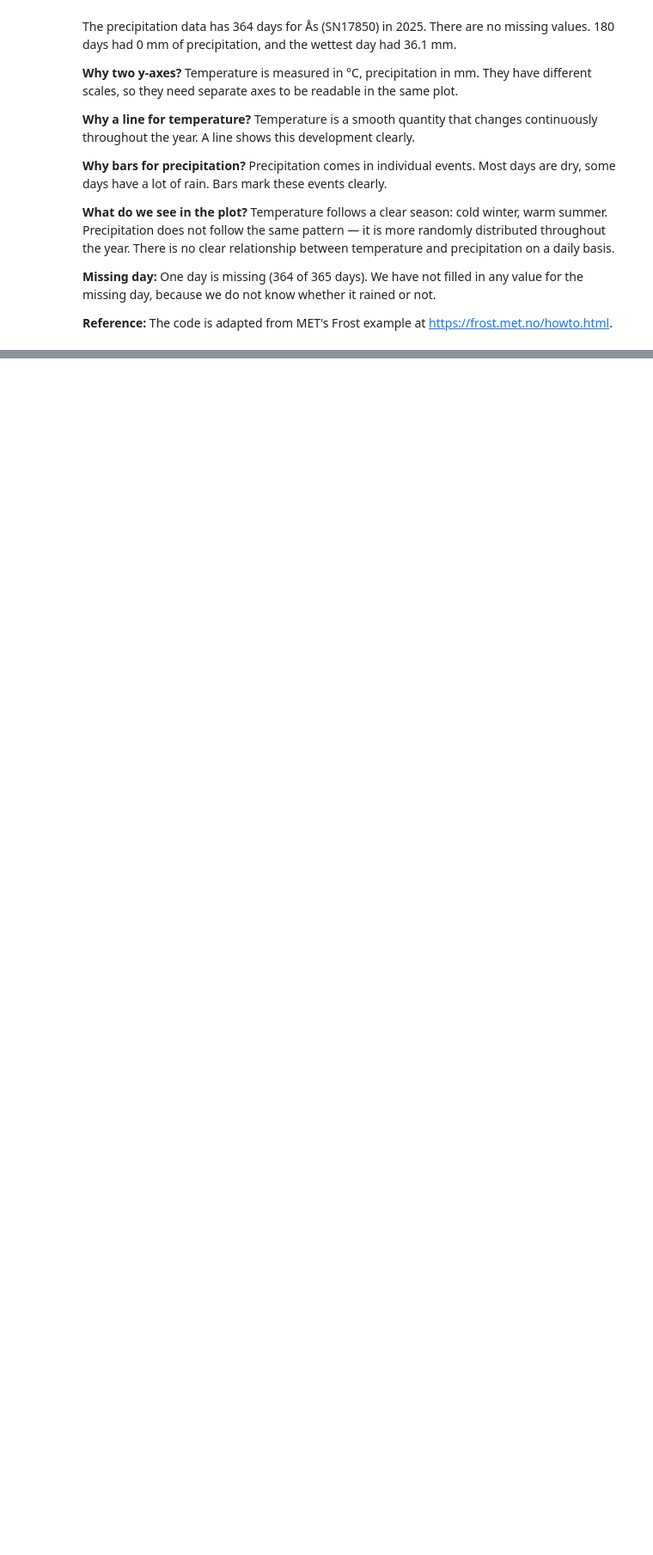
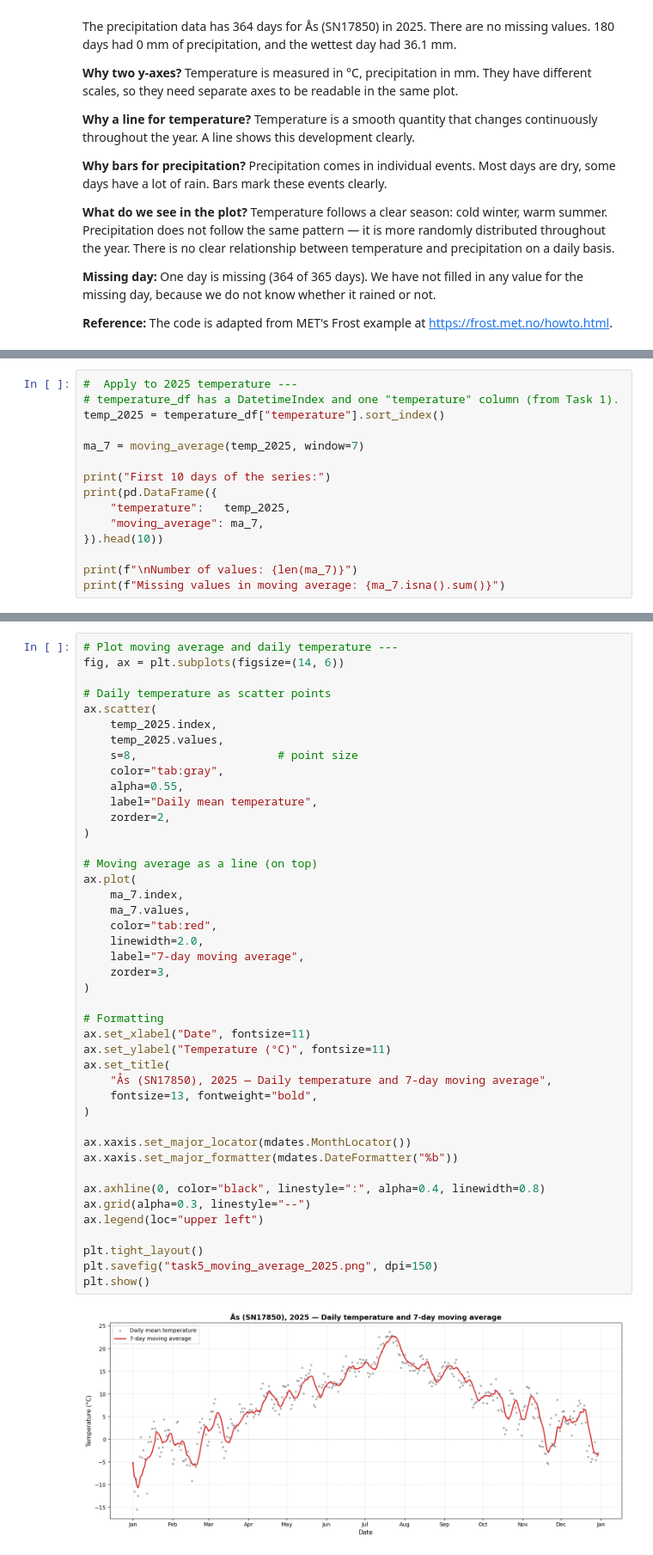
Before and after one commit to khalidrashed/deliverable_1, a Jupyter notebook: deliverable_1.ipynb, the cells around one changed output, grey strips where cells are left out. Shown at 86% size. Drawn from its saved outputs; the diff is of its cells as text; blank space fills up the shorter version.

```diff
--- a/deliverable_1.ipynb
+++ b/deliverable_1.ipynb
@@ -416,0 +1135,15 @@ https://frost.met.no/howto.html.
+# %%
+#  Apply to 2025 temperature ---
+# temperature_df has a DatetimeIndex and one "temperature" column (from Task 1).
+temp_2025 = temperature_df["temperature"].sort_index()
+
+ma_7 = moving_average(temp_2025, window=7)
+
+print("First 10 days of the series:")
+print(pd.DataFrame({
+    "temperature":   temp_2025,
+    "moving_average": ma_7,
+}).head(10))
+
+print(f"\nNumber of values: {len(ma_7)}")
+print(f"Missing values in moving average: {ma_7.isna().sum()}")
@@ -416,0 +1170,45 @@ https://frost.met.no/howto.html.
+# %%
+# Plot moving average and daily temperature ---
+fig, ax = plt.subplots(figsize=(14, 6))
+
+# Daily temperature as scatter points
+ax.scatter(
+    temp_2025.index,
+    temp_2025.values,
+    s=8,                     # point size
+    color="tab:gray",
+    alpha=0.55,
+    label="Daily mean temperature",
+    zorder=2,
+)
+
+# Moving average as a line (on top)
+ax.plot(
+    ma_7.index,
+    ma_7.values,
+    color="tab:red",
+    linewidth=2.0,
+    label="7-day moving average",
+    zorder=3,
+)
+
+# Formatting
+ax.set_xlabel("Date", fontsize=11)
+ax.set_ylabel("Temperature (°C)", fontsize=11)
+ax.set_title(
+    "Ås (SN17850), 2025 — Daily temperature and 7-day moving average",
+    fontsize=13, fontweight="bold",
+)
+
+ax.xaxis.set_major_locator(mdates.MonthLocator())
+ax.xaxis.set_major_formatter(mdates.DateFormatter("%b"))
+
+ax.axhline(0, color="black", linestyle=":", alpha=0.4, linewidth=0.8)
+ax.grid(alpha=0.3, linestyle="--")
+ax.legend(loc="upper left")
+
+plt.tight_layout()
+plt.savefig("task5_moving_average_2025.png", dpi=150)
+plt.show()
+# %% [output]
+[figure, added]
```
Also changed, not shown: parts of 43 cells of this notebook, 1 other file.
